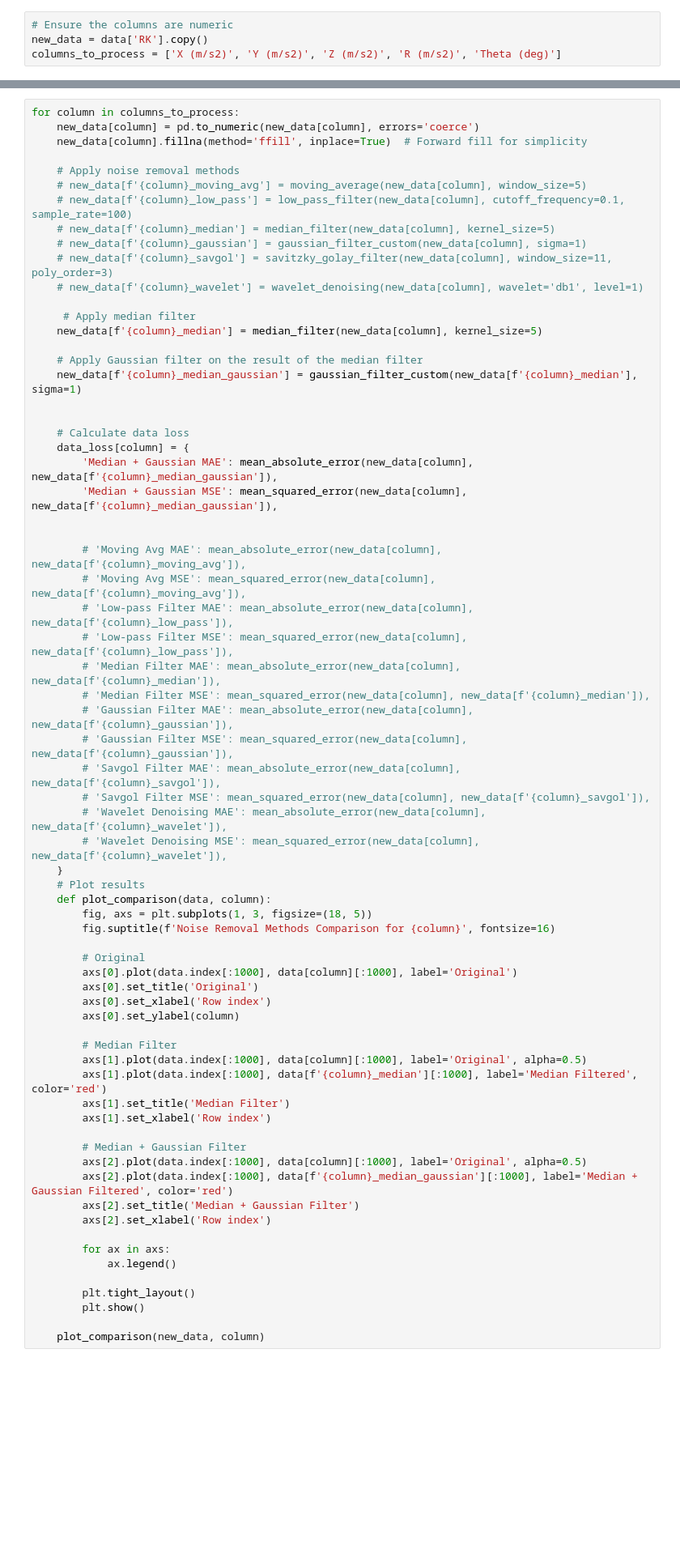
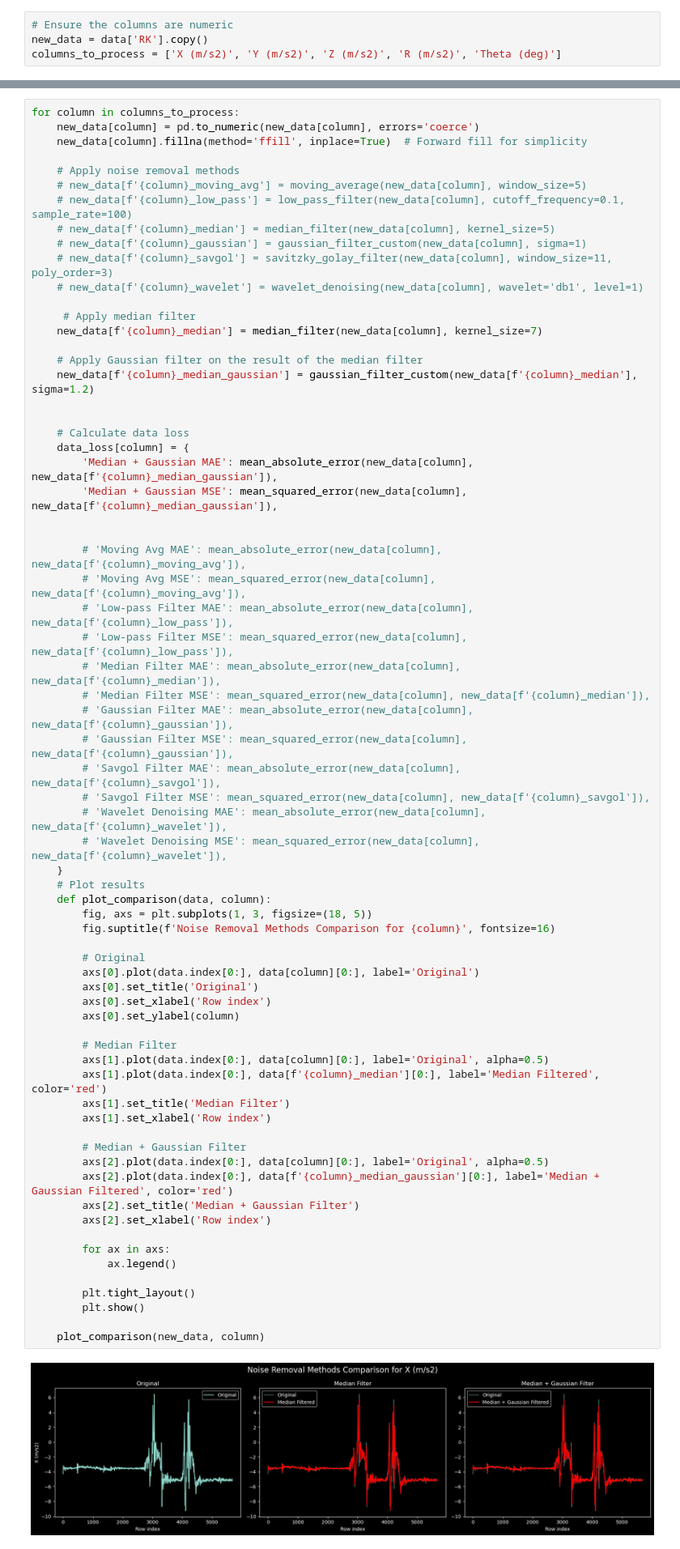
Before and after one commit to manoj1749/gait-research, a Jupyter notebook: plot.ipynb, the cells around one changed output, grey strips where cells are left out. Shown at 81% size. Cells and saved outputs as stored; diff of their text form; blank space fills up the shorter version.

```diff
--- a/plot.ipynb
+++ b/plot.ipynb
@@ -309,10 +356,10 @@ for column in columns_to_process:
     # new_data[f'{column}_wavelet'] = wavelet_denoising(new_data[column], wavelet='db1', level=1)
 
      # Apply median filter
-    new_data[f'{column}_median'] = median_filter(new_data[column], kernel_size=5)
+    new_data[f'{column}_median'] = median_filter(new_data[column], kernel_size=7)
 
     # Apply Gaussian filter on the result of the median filter
-    new_data[f'{column}_median_gaussian'] = gaussian_filter_custom(new_data[f'{column}_median'], sigma=1)
+    new_data[f'{column}_median_gaussian'] = gaussian_filter_custom(new_data[f'{column}_median'], sigma=1.2)
 
 
     # Calculate data loss
@@ -332,35 +379,37 @@ for column in columns_to_process:
         # 'Savgol Filter MAE': mean_absolute_error(new_data[column], new_data[f'{column}_savgol']),
         # 'Savgol Filter MSE': mean_squared_error(new_data[column], new_data[f'{column}_savgol']),
         # 'Wavelet Denoising MAE': mean_absolute_error(new_data[column], new_data[f'{column}_wavelet']),
         # 'Wavelet Denoising MSE': mean_squared_error(new_data[column], new_data[f'{column}_wavelet']),
     }
     # Plot results
     def plot_comparison(data, column):
         fig, axs = plt.subplots(1, 3, figsize=(18, 5))
         fig.suptitle(f'Noise Removal Methods Comparison for {column}', fontsize=16)
 
         # Original
-        axs[0].plot(data.index[:1000], data[column][:1000], label='Original')
+        axs[0].plot(data.index[0:], data[column][0:], label='Original')
         axs[0].set_title('Original')
         axs[0].set_xlabel('Row index')
         axs[0].set_ylabel(column)
 
         # Median Filter
-        axs[1].plot(data.index[:1000], data[column][:1000], label='Original', alpha=0.5)
-        axs[1].plot(data.index[:1000], data[f'{column}_median'][:1000], label='Median Filtered', color='red')
+        axs[1].plot(data.index[0:], data[column][0:], label='Original', alpha=0.5)
+        axs[1].plot(data.index[0:], data[f'{column}_median'][0:], label='Median Filtered', color='red')
         axs[1].set_title('Median Filter')
         axs[1].set_xlabel('Row index')
 
         # Median + Gaussian Filter
-        axs[2].plot(data.index[:1000], data[column][:1000], label='Original', alpha=0.5)
-        axs[2].plot(data.index[:1000], data[f'{column}_median_gaussian'][:1000], label='Median + Gaussian Filtered', color='red')
+        axs[2].plot(data.index[0:], data[column][0:], label='Original', alpha=0.5)
+        axs[2].plot(data.index[0:], data[f'{column}_median_gaussian'][0:], label='Median + Gaussian Filtered', color='red')
         axs[2].set_title('Median + Gaussian Filter')
         axs[2].set_xlabel('Row index')
 
         for ax in axs:
             ax.legend()
 
         plt.tight_layout()
         plt.show()
 
     plot_comparison(new_data, column)
+# %% [output]
+[figure, added]
```
Also changed, not shown: parts of 11 cells of this notebook.
